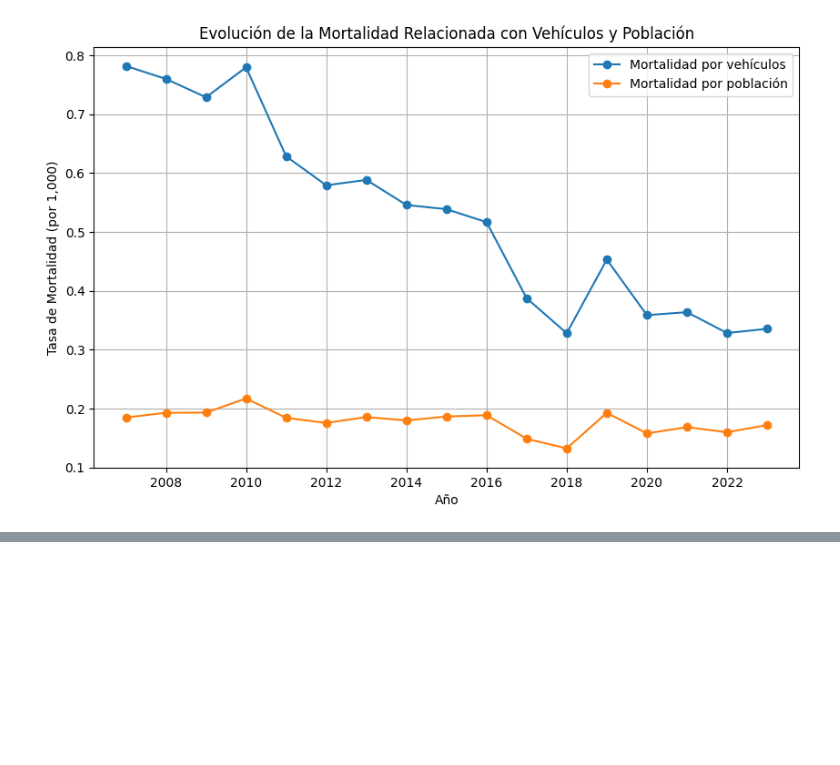
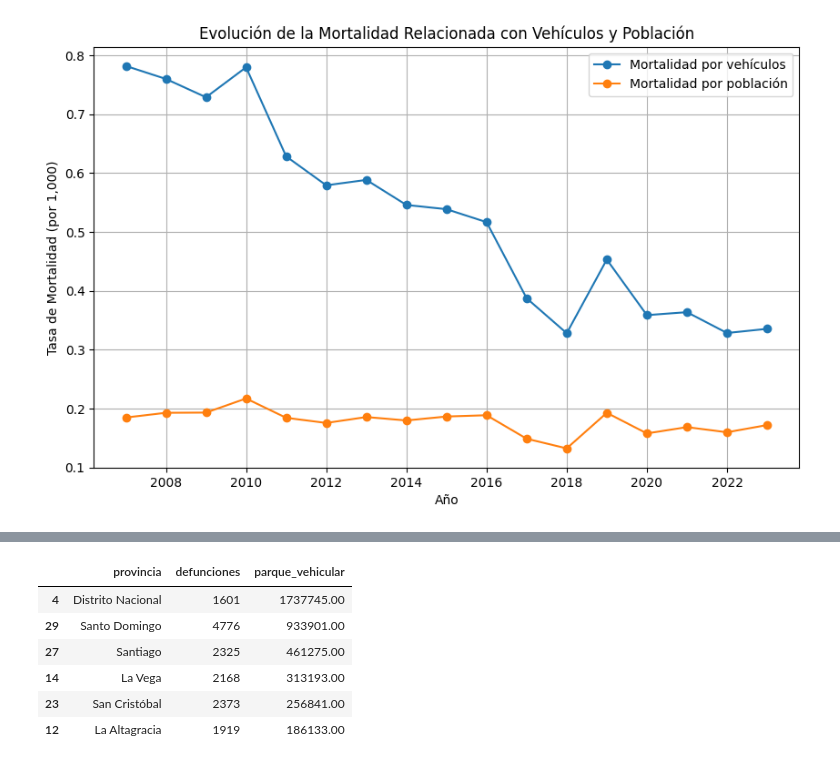
Before and after one commit to ngcarvajall/Accidentes_mortales_RD, a Jupyter notebook: Notebooks/Correlacion.ipynb, the cells around one changed output, grey strips where cells are left out. Cells and saved outputs as stored; diff of their text form; code cells hidden in the pictures; blank space fills up the shorter version.

```diff
--- a/Notebooks/Correlacion.ipynb
+++ b/Notebooks/Correlacion.ipynb
@@ -212,0 +223,10 @@ plt.show()
+# %%
+provincias.sort_values(by='parque_vehicular', ascending=False).head(6)
+# %% [output]
+|  | provincia | defunciones | parque_vehicular |
+| 4 | Distrito Nacional | 1601 | 1737745.00 |
+| 29 | Santo Domingo | 4776 | 933901.00 |
+| 27 | Santiago | 2325 | 461275.00 |
+| 14 | La Vega | 2168 | 313193.00 |
+| 23 | San Cristóbal | 2373 | 256841.00 |
+| 12 | La Altagracia | 1919 | 186133.00 |
```
Also changed, not shown: parts of 18 cells of this notebook, 2 other files.
